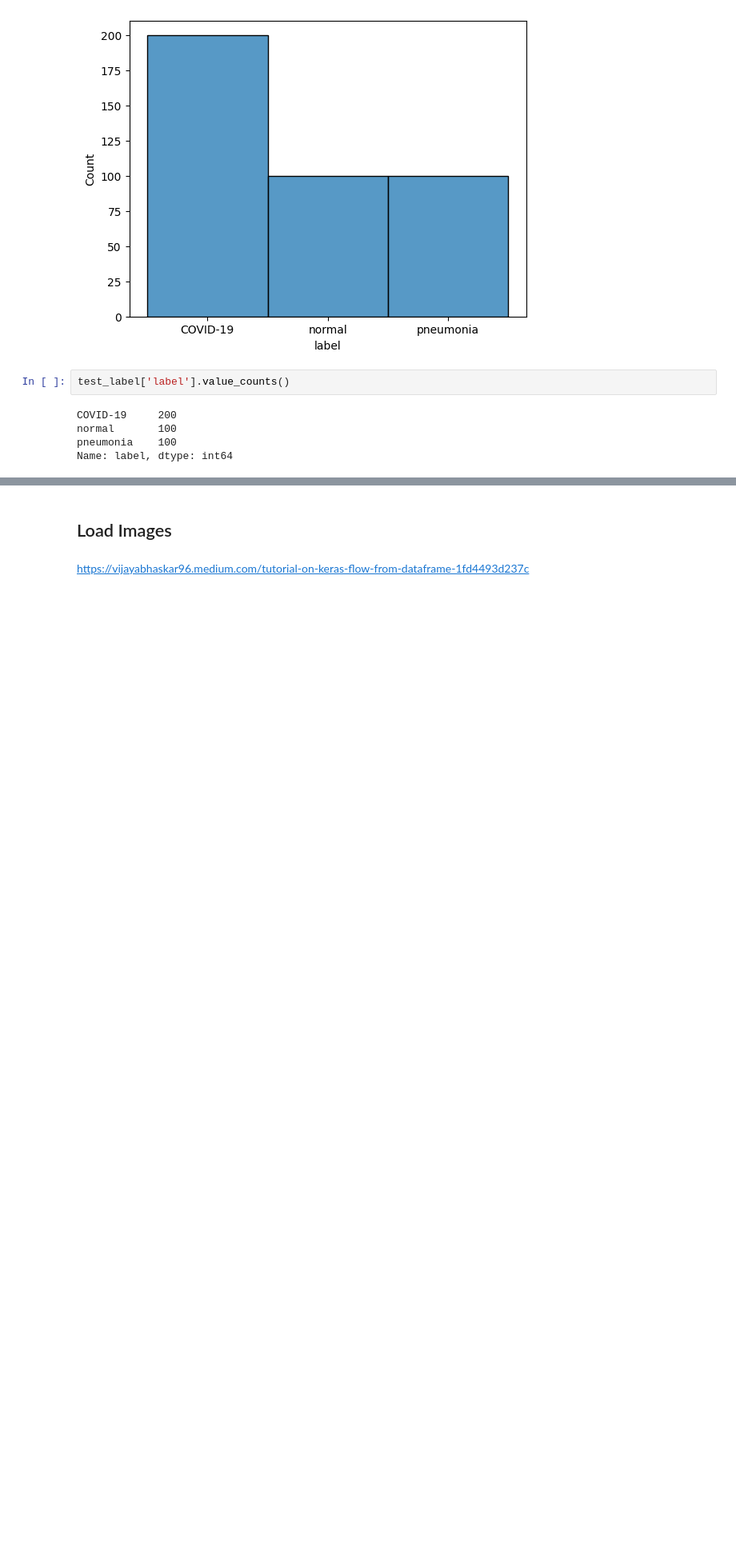
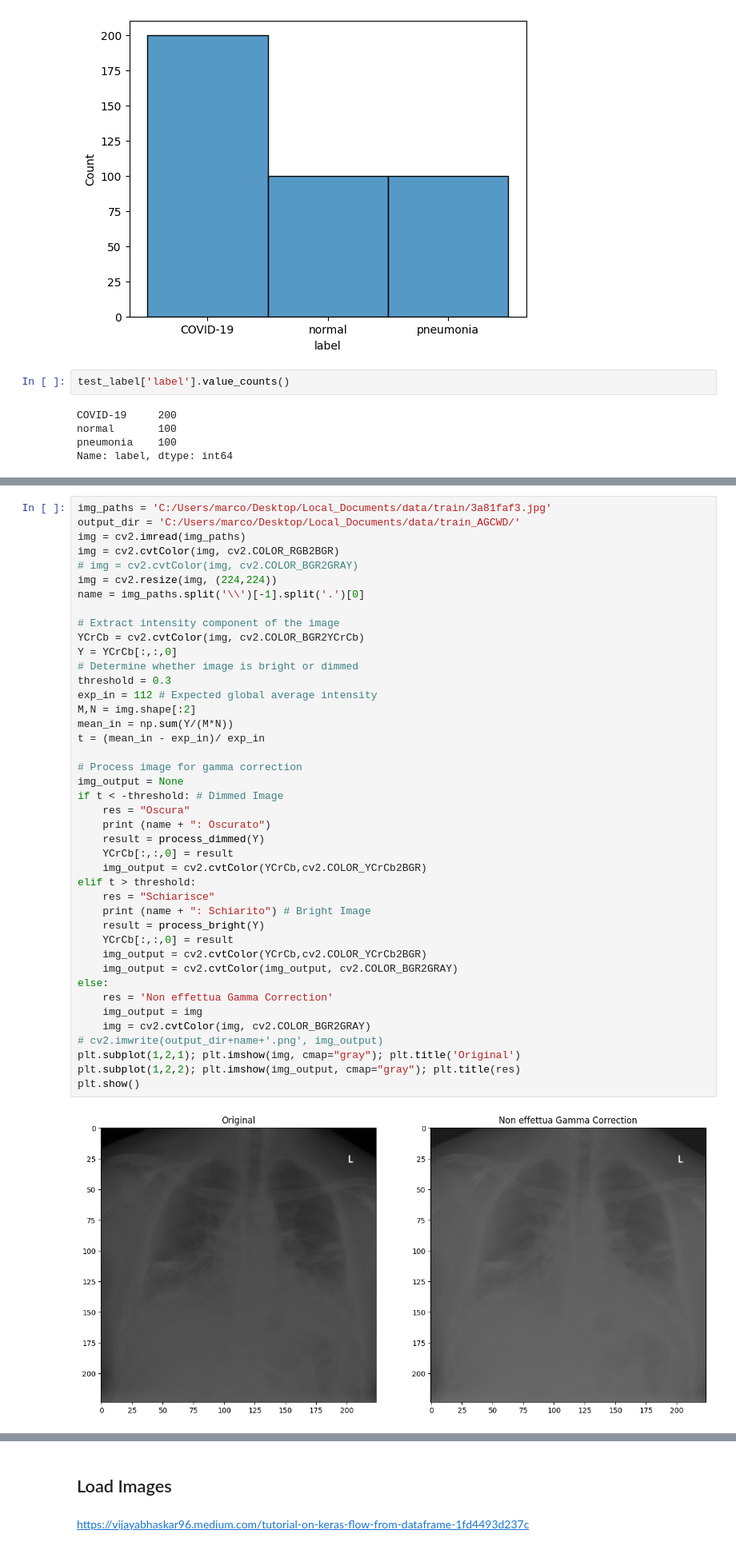
Before and after one commit to giocoal/CXR-ACGAN-chest-xray-generator-covid19-pneumonia, a Jupyter notebook: 2. Image Classification.ipynb, the cells around one changed output, grey strips where cells are left out. Shown at 80% size. Drawn from its saved outputs; the diff is of its cells as text; blank space fills up the shorter version.

```diff
--- a/2. Image Classification.ipynb
+++ b/2. Image Classification.ipynb
@@ -91,0 +267,44 @@ Name: label, dtype: int64
+# %%
+img_paths = 'C:/Users/marco/Desktop/Local_Documents/data/train/3a81faf3.jpg'
+output_dir = 'C:/Users/marco/Desktop/Local_Documents/data/train_AGCWD/'
+img = cv2.imread(img_paths)
+img = cv2.cvtColor(img, cv2.COLOR_RGB2BGR)
+# img = cv2.cvtColor(img, cv2.COLOR_BGR2GRAY)
+img = cv2.resize(img, (224,224))
+name = img_paths.split('\\')[-1].split('.')[0]
+
+# Extract intensity component of the image
+YCrCb = cv2.cvtColor(img, cv2.COLOR_BGR2YCrCb)
+Y = YCrCb[:,:,0]
+# Determine whether image is bright or dimmed
+threshold = 0.3
+exp_in = 112 # Expected global average intensity
+M,N = img.shape[:2]
+mean_in = np.sum(Y/(M*N))
+t = (mean_in - exp_in)/ exp_in
+
+# Process image for gamma correction
+img_output = None
+if t < -threshold: # Dimmed Image
+    res = "Oscura"
+    print (name + ": Oscurato")
+    result = process_dimmed(Y)
+    YCrCb[:,:,0] = result
+    img_output = cv2.cvtColor(YCrCb,cv2.COLOR_YCrCb2BGR)
+elif t > threshold:
+    res = "Schiarisce"
+    print (name + ": Schiarito") # Bright Image
+    result = process_bright(Y)
+    YCrCb[:,:,0] = result
+    img_output = cv2.cvtColor(YCrCb,cv2.COLOR_YCrCb2BGR)
+    img_output = cv2.cvtColor(img_output, cv2.COLOR_BGR2GRAY)
+else:
+    res = 'Non effettua Gamma Correction'
+    img_output = img
+    img = cv2.cvtColor(img, cv2.COLOR_BGR2GRAY)
+# cv2.imwrite(output_dir+name+'.png', img_output)
+plt.subplot(1,2,1); plt.imshow(img, cmap="gray"); plt.title('Original')
+plt.subplot(1,2,2); plt.imshow(img_output, cmap="gray"); plt.title(res)
+plt.show()
+# %% [output]
+[figure, added]
```
Also changed, not shown: parts of 31 cells of this notebook, 5 other files.
